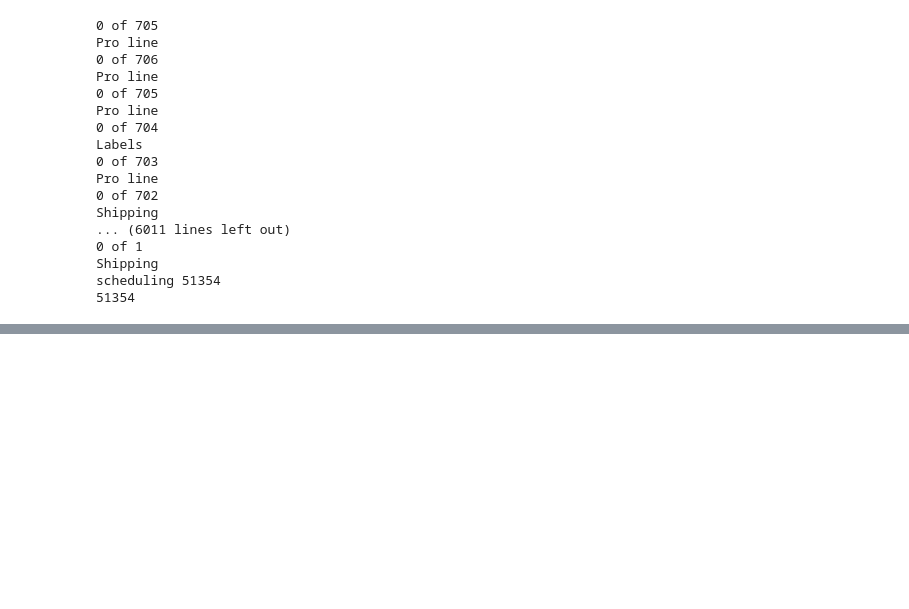
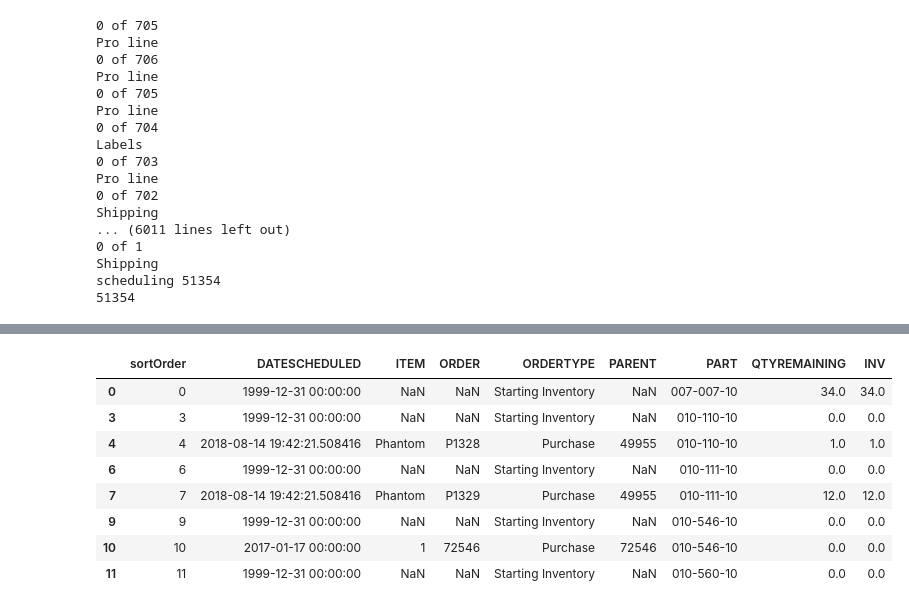
Before and after one commit to jnelson-commnet/FB_Auto_Scheduler, a Jupyter notebook: Untitled.ipynb, the cells around one changed output, grey strips where cells are left out. Drawn from its saved outputs; the diff is of its cells as text; code cells hidden in the pictures; blank space fills up the shorter version.

Commit message:
Adjusting append lines for changes in Pandas

```diff
--- a/Untitled.ipynb
+++ b/Untitled.ipynb
@@ -871,0 +882,6 @@ inventoryCounter
+# %%
+startingInventory['QTYREMAINING'] = startingInventory['INV'].copy()
+# %%
+inventoryCounter = startingInventory.copy().append(otherInventory.copy(), sort=False)
+# %%
+posInv = inventoryCounter[inventoryCounter['QTYREMAINING'] >= 0].copy()
@@ -871,0 +890,3 @@ inventoryCounter
+# %%
+posInv.sort_values('sortOrder', ascending=True, inplace=True)
+negInv.sort_values('sortOrder', ascending=True, inplace=True)
@@ -871,0 +895,12 @@ inventoryCounter
+# %%
+posInv.head(8)
+# %% [output]
+|  | sortOrder | DATESCHEDULED | ITEM | ORDER | ORDERTYPE | PARENT | PART | QTYREMAINING | INV |
+| 0 | 0 | 1999-12-31 00:00:00 | NaN | NaN | Starting Inventory | NaN | 007-007-10 | 34.0 | 34.0 |
+| 3 | 3 | 1999-12-31 00:00:00 | NaN | NaN | Starting Inventory | NaN | 010-110-10 | 0.0 | 0.0 |
+| 4 | 4 | 2018-08-14 19:42:21.508416 | Phantom | P1328 | Purchase | 49955 | 010-110-10 | 1.0 | 1.0 |
+| 6 | 6 | 1999-12-31 00:00:00 | NaN | NaN | Starting Inventory | NaN | 010-111-10 | 0.0 | 0.0 |
+| 7 | 7 | 2018-08-14 19:42:21.508416 | Phantom | P1329 | Purchase | 49955 | 010-111-10 | 12.0 | 12.0 |
+| 9 | 9 | 1999-12-31 00:00:00 | NaN | NaN | Starting Inventory | NaN | 010-546-10 | 0.0 | 0.0 |
+| 10 | 10 | 2017-01-17 00:00:00 | 1 | 72546 | Purchase | 72546 | 010-546-10 | 0.0 | 0.0 |
+| 11 | 11 | 1999-12-31 00:00:00 | NaN | NaN | Starting Inventory | NaN | 010-560-10 | 0.0 | 0.0 |
```
Also changed, not shown: parts of 13 cells of this notebook, 2 other files.
